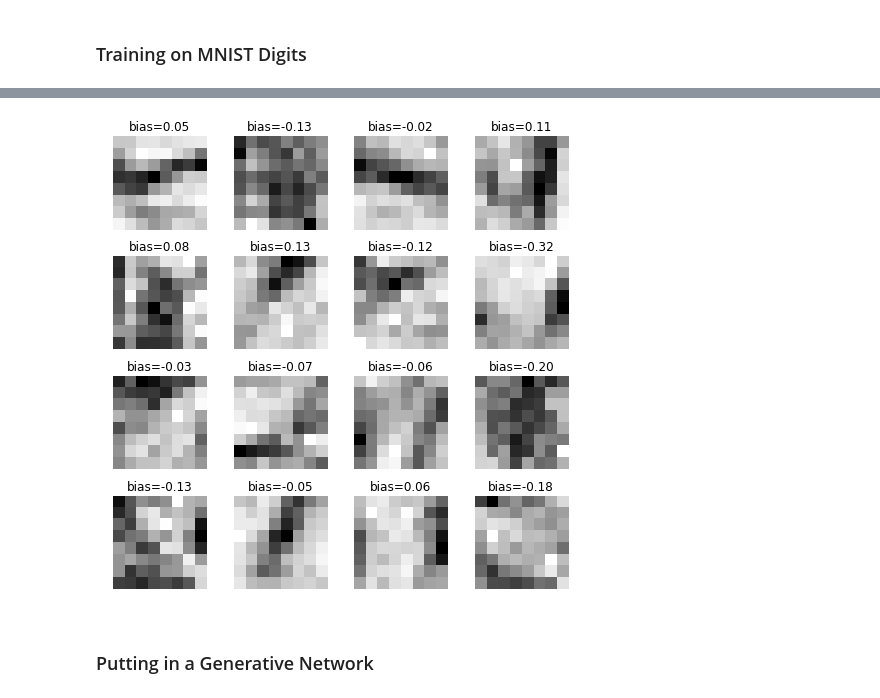
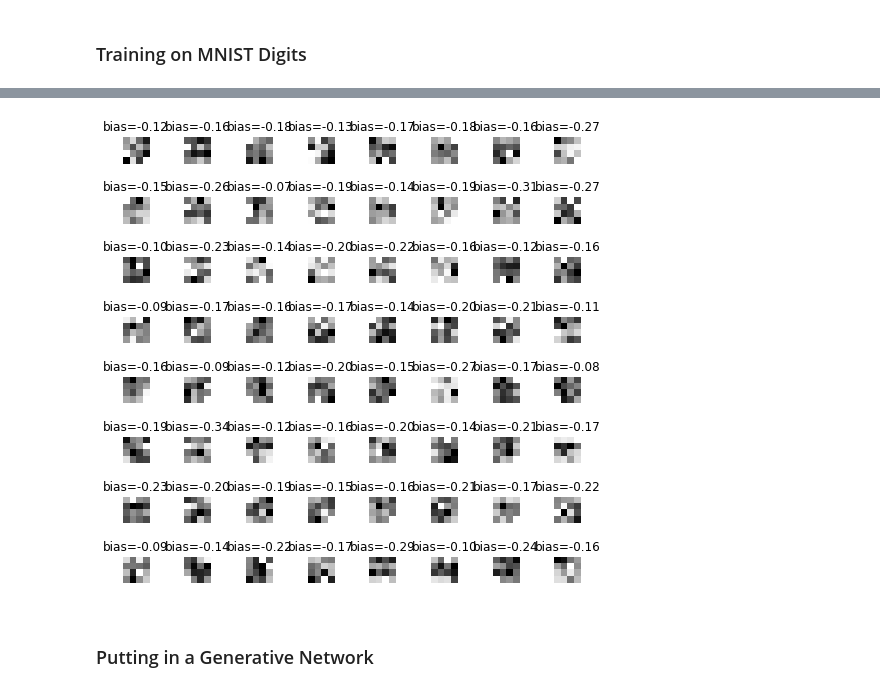
Before and after one commit to wjmn/bmedsc-exploratory, a Jupyter notebook: 03-psychophysics/index.ipynb, the cells around one changed output, grey strips where cells are left out. Drawn from its saved outputs; the diff is of its cells as text; code cells hidden in the pictures.

```diff
--- a/03-psychophysics/index.ipynb
+++ b/03-psychophysics/index.ipynb
@@ -1165,7 +1169,7 @@ plot_layer_kernels(mnist_model.layers[1])
 # %%
-plot_layer_kernels(mnist_model.layers[2])
+plot_layer_kernels(mnist_model.layers[4])
 # %% [output]
-[figure, old version]
+[figure, new version]
 # %% [markdown]
 ### Putting in a Generative Network
 # %%
```
Also changed, not shown: parts of 10 cells of this notebook, 4 other files.
